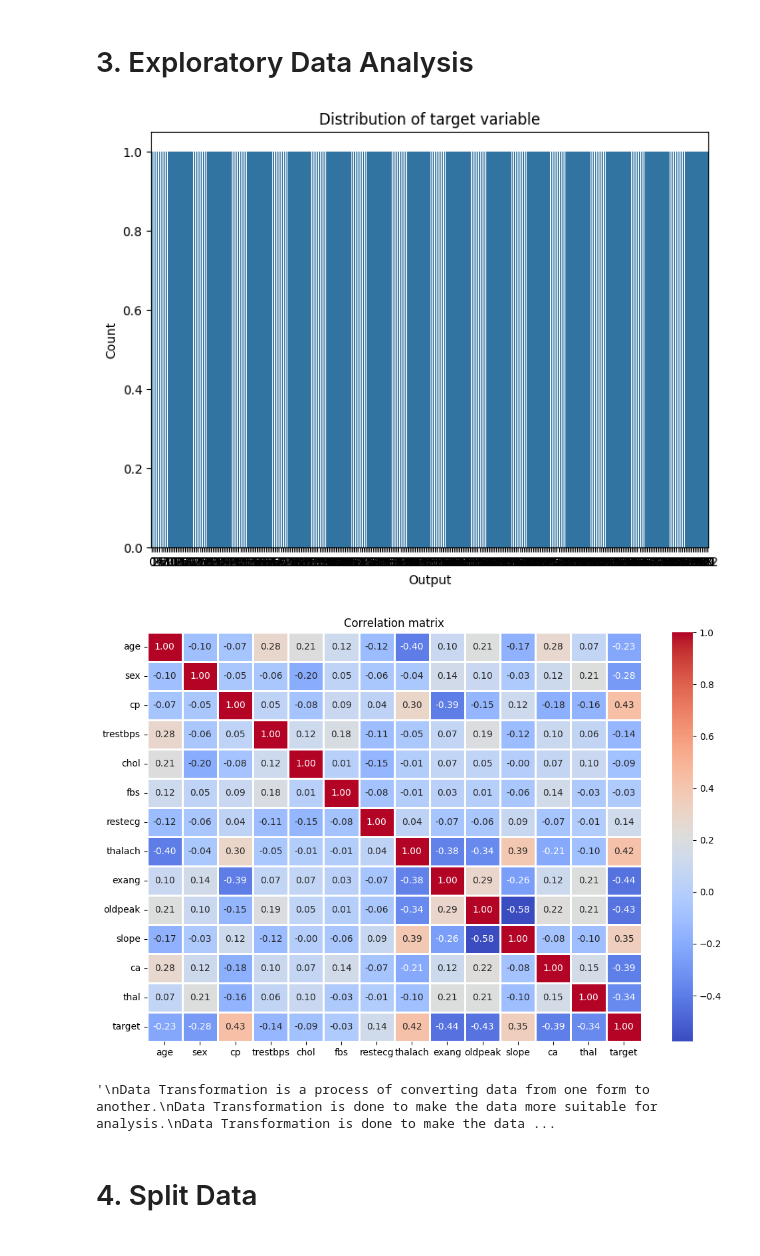
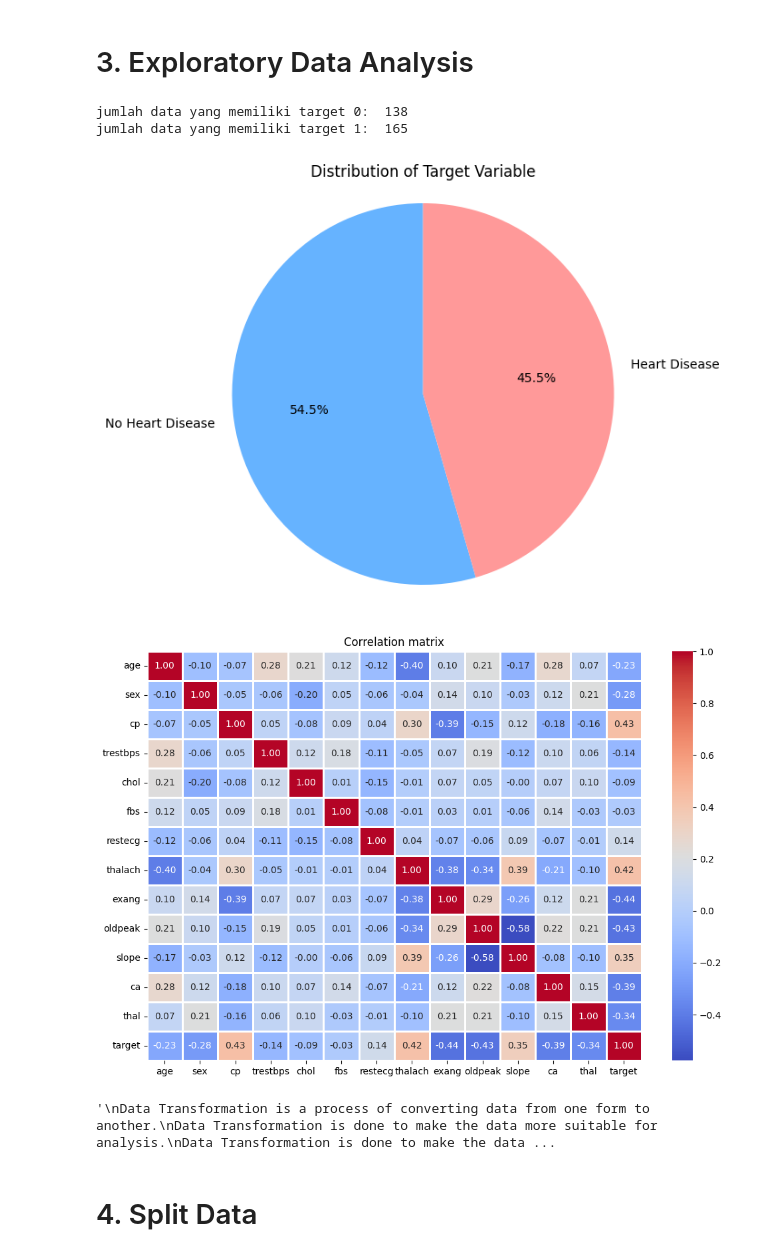
Before and after one commit to Alvi399/Heart-Disease-Classification, a Jupyter notebook: workspace.ipynb, the cells around one changed output. Saved outputs shown, nothing was run; the diff lists cells and outputs as text; code cells hidden in the pictures.

```diff
--- a/workspace.ipynb
+++ b/workspace.ipynb
@@ -9,12 +9,29 @@ Data Preparation adalah proses persiapan data sebelum dilakukan pemodelan.
 Data Preparation meliputi proses pengumpulan data, pembersihan data, transformasi data, dan pemilihan data.
 Data Preparation adalah proses yang sangat penting dalam proses analisis data.
 Data Preparation yang baik akan menghasilkan model yang baik.
+
+age : Umur
+sex : Jenis Kelamin
+cp : Tipe Nyeri Dada
+trestbps : Tekanan Darah
+chol : Kolesterol
+fbs : Gula Darah
+restecg : Elektrokardiografi
+thalach : Detak Jantung Maksimal
+exang : Angina yang Diinduksi Latihan
+oldpeak : Depresi ST yang Diinduksi Latihan
+slope : Kemiringan Segmen ST
+ca : Jumlah Pembuluh Besar
+thal : Thalium Stress Test
+target : (0 = Tidak Ada Serangan Jantung, 1 = Ada Serangan Jantung)
 '''
 df = pd.read_csv('./Heart Attack Data Set.csv')
-print("===Data Head===")
-print(df.head())
 print("===Data Info===")
 print(df.info())
-print("===Data Describe===")
-print(df.describe())
+# print("===Data Describe===")
+# print(df.describe())
+
+
+
+# df.to_excel('./Doucumentation/manualisasi.xlsx', index=False)
 # %% [output]
@@ -75,41 +93,51 @@ sample is 53.9%. Meanwhile, the target data from the "heart disease" sample is 4
 concluded that the dataset is not balanced. Multivariate analysis using  the Pearson correlation
 matrix aims to find the correlation between variables. The Pearson correlation matrix is shown
 in Figure 5. A value close to 0 indicates no linear relationship between two variables. The feature
 with  a low correlation with the target feature is "fbs" (fasting blood sugar). Two features are
 close  to  the  value  of  1,  namely  the  features  "ca"  (Number  of  major  vessels)  and  "thal"
 (Thalassemia).  These  two  features  show  a  strong  positive  linear  relationship  with  the  target
 feature.
 Figure 3. Visualization of y variable after value mapping
 
 '''
 #EDA
 import matplotlib.pyplot as plt
 import seaborn as sns
 #Distribution of target variable
+
+#cetak jumlah data yang memiliki target 0 dan 1
+print("jumlah data yang memiliki target 0: ", df[df['target'] == 0].shape[0])
+print("jumlah data yang memiliki target 1: ", df[df['target'] == 1].shape[0])
+
+
+# Pie chart for distribution of target variable
+target_counts = df['target'].value_counts()
 plt.figure(figsize=(8, 6))
-sns.countplot(df['target'])
-plt.title('Distribution of target variable')
-plt.xlabel('Output')
-plt.ylabel('Count')
+plt.pie(target_counts, labels=['No Heart Disease', 'Heart Disease'], autopct='%1.1f%%', startangle=90, colors=['#66b3ff','#ff9999'])
+plt.title('Distribution of Target Variable')
+plt.axis('equal')  # Equal aspect ratio ensures that pie is drawn as a circle.
 plt.show()
+
 
 #Correlation matrix
 plt.figure(figsize=(12, 8))
 sns.heatmap(df.corr(), annot=True, cmap='coolwarm', fmt='.2f', linewidths=2)
 plt.title('Correlation matrix')
 plt.show()
-
+5
 
 '''
 Data Transformation is a process of converting data from one form to another.
 Data Transformation is done to make the data more suitable for analysis.
 Data Transformation is done to make the data more suitable for modeling.
 Data Transformation is done to make the data more suitable for visualization.
 '''
 # %% [output]
+jumlah data yang memiliki target 0:  138
+jumlah data yang memiliki target 1:  165
-[figure, old version]
+[figure, new version]
 [figure]
-'\nData Transformation is a process of converting data from one form to another.\nData Transformation is done to make the data more suitable for analysis.\nData Transformation is done to make the data ...
+'\nData Transformation is a process of converting data from one form to another.\nData Transformation is done to make the data more suitable for analysis.\nData Transformation is done to make the data ...
 # %% [markdown]
 # 4. Split Data
 # %%
```
Also changed, not shown: parts of 11 cells of this notebook, 17 other files.
